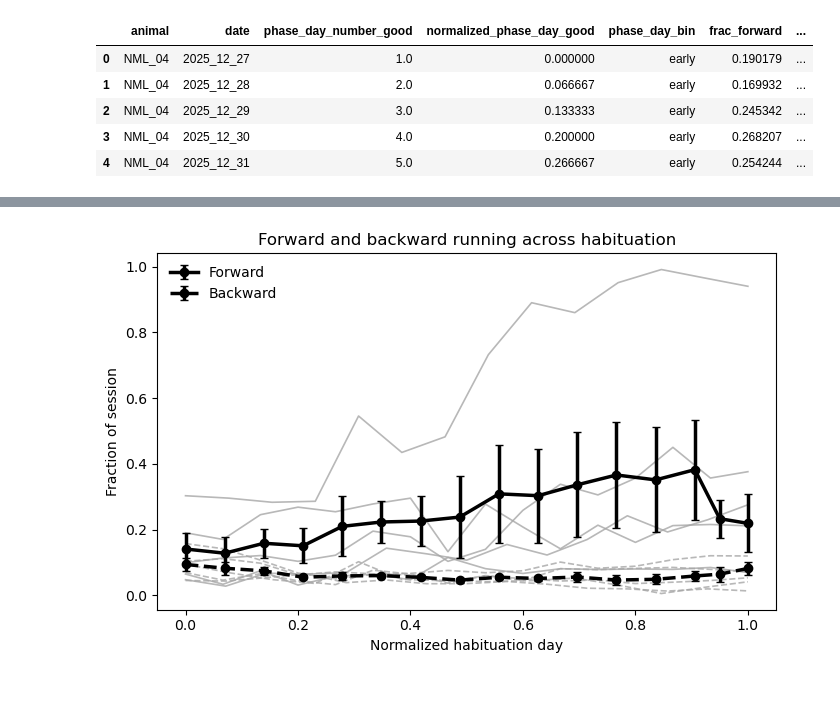
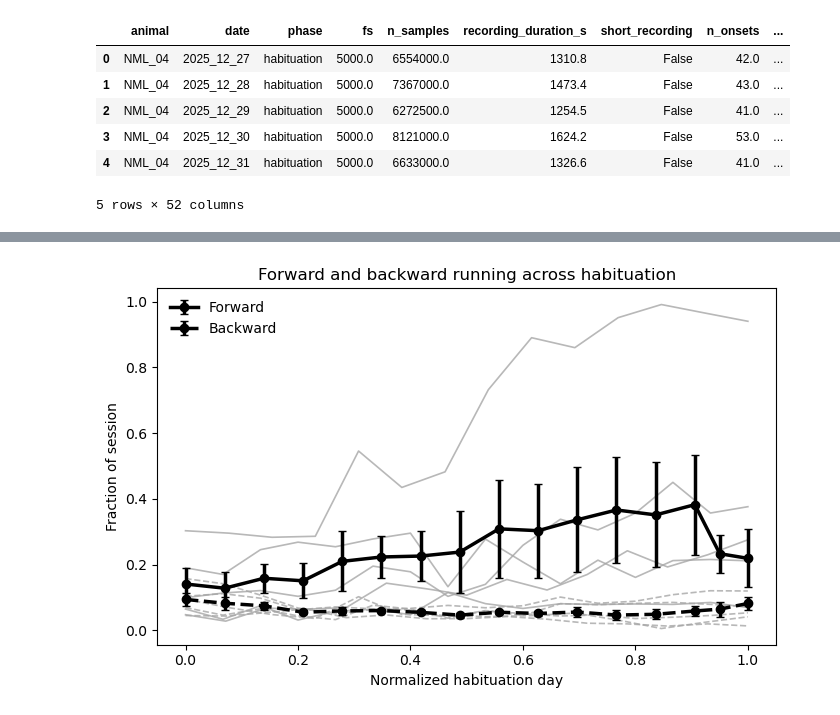
Before and after one commit to neuromomentumlab/Classical_Conditioning_Air_Wheel, a Jupyter notebook: Python/notebooks/habituation_analysis.ipynb, the cells around one changed output, grey strips where cells are left out. Saved outputs shown, nothing was run; the diff lists cells and outputs as text; code cells hidden in the pictures.

Commit message:
Habituation Analysis

```diff
--- a/Python/notebooks/habituation_analysis.ipynb
+++ b/Python/notebooks/habituation_analysis.ipynb
@@ -51,7 +51,7 @@ encoder_epoch_df = pd.read_hdf(
 
 from src.qc.qc_events import load_behavior_qc_tables
 
-events_df, session_summary_df, _ = load_behavior_qc_tables(
+events_df, session_summary_df = load_behavior_qc_tables(
     pdata_root=pdata_root,
     filename="behavior_QC.h5"
 )
@@ -85,30 +332,19 @@ Valid windows: (83023, 29)
 # %%
 from src.proc.behavior_metrics import compute_whole_session_locomotor_metrics
 
-hab_session_df = compute_whole_session_locomotor_metrics(
-    session_day_df=session_day_df,
+hab_df = compute_whole_session_locomotor_metrics(
+    session_day_df=session_summary_df,
     phase="habituation",
     speed_thresh=0.5,
     good_sessions_only=True,
 )
 
-hab_session_df[
-    [
-        "animal",
-        "date",
-        "phase_day_number_good",
-        "normalized_phase_day_good",
-        "phase_day_bin",
-        "frac_forward",
-        "frac_backward",
-        "frac_stationary",
-        "mean_speed_path_cms",
-    ]
-].head()
+hab_df.head()
 # %% [output]
-|  | animal | date | phase_day_number_good | normalized_phase_day_good | phase_day_bin | frac_forward | ... |
-| 0 | NML_04 | 2025_12_27 | 1.0 | 0.000000 | early | 0.190179 | ... |
-| 1 | NML_04 | 2025_12_28 | 2.0 | 0.066667 | early | 0.169932 | ... |
-| 2 | NML_04 | 2025_12_29 | 3.0 | 0.133333 | early | 0.245342 | ... |
-| 3 | NML_04 | 2025_12_30 | 4.0 | 0.200000 | early | 0.268207 | ... |
-| 4 | NML_04 | 2025_12_31 | 5.0 | 0.266667 | early | 0.254244 | ... |
+|  | animal | date | phase | fs | n_samples | recording_duration_s | short_recording | n_onsets | ... |
+| 0 | NML_04 | 2025_12_27 | habituation | 5000.0 | 6554000.0 | 1310.8 | False | 42.0 | ... |
+| 1 | NML_04 | 2025_12_28 | habituation | 5000.0 | 7367000.0 | 1473.4 | False | 43.0 | ... |
+| 2 | NML_04 | 2025_12_29 | habituation | 5000.0 | 6272500.0 | 1254.5 | False | 41.0 | ... |
+| 3 | NML_04 | 2025_12_30 | habituation | 5000.0 | 8121000.0 | 1624.2 | False | 53.0 | ... |
+| 4 | NML_04 | 2025_12_31 | habituation | 5000.0 | 6633000.0 | 1326.6 | False | 41.0 | ... |
+5 rows × 52 columns
```
Also changed, not shown: parts of 14 cells of this notebook, 10 other files.
